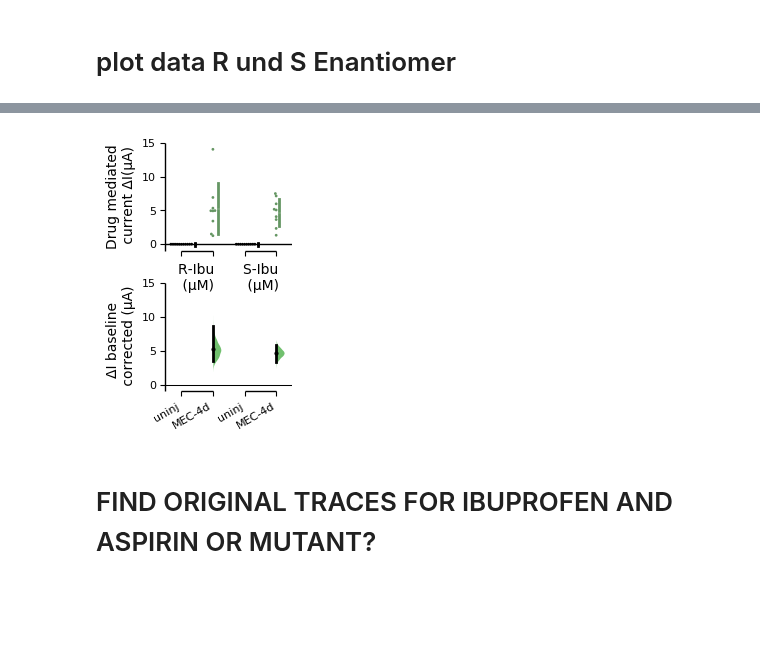
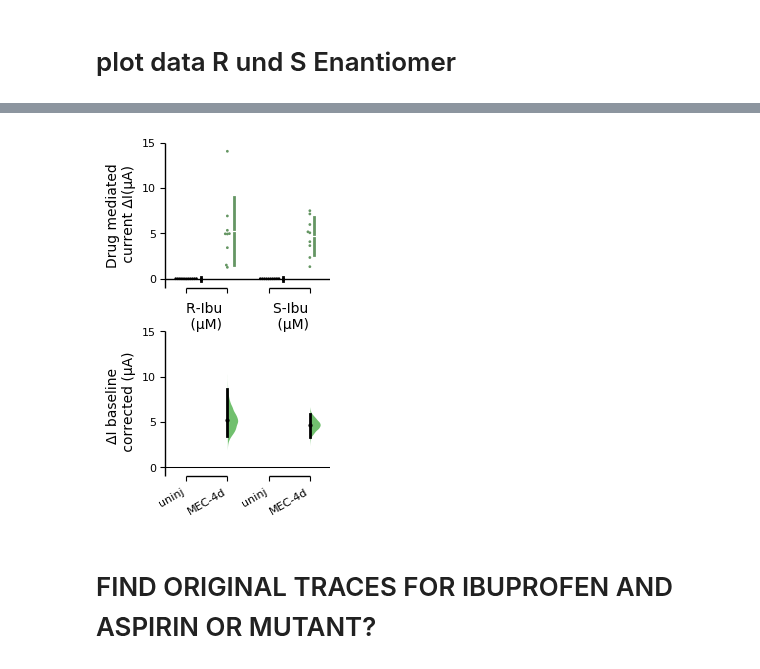
Before and after one commit to sfechner/JupyterNotebooksDEGENaCPharm, a Jupyter notebook: DoseResponseDATA.ipynb, the cells around one changed output, grey strips where cells are left out. Drawn from its saved outputs; the diff is of its cells as text; code cells hidden in the pictures; blank space fills up the shorter version.

Commit message:
added panels for Figure 4 and changed supplemenatry figure

```diff
--- a/DoseResponseDATA.ipynb
+++ b/DoseResponseDATA.ipynb
@@ -344,38 +344,38 @@ To get the results of all valid statistical tests, use `.mean_diff.statistical_t
 # %%
 #change figure!!!!
 #fig1 = plt.figure(figsize=(3.5, 3))
 #ax1 = plt.subplot(1,1,1)
 #plt.figure(figsize=(3, 4))
 colorsESTDT1=[(0.00, 0.00, 0.00),(0.30, 0.69, 0.29),(0.00, 0.00, 0.00),(0.30, 0.69, 0.29),(0.00, 0.00, 0.00),(0.89, 0.11,0.10),(0.00, 0.00, 0.00),(0.89, 0.11,0.10),(0.00, 0.00, 0.00),(0.89, 0.11,0.10)]
 #colorsEST = [(0.00, 0.00, 0.00),(0.89, 0.11,0.10),(0.60, 0.31,0.64),(0.30, 0.69, 0.29),(1, 0.50,0),(0.22,0.49,0.72),(0.00, 0.00, 0.00),"red","blue",(0.00, 0.00, 0.00),(0.22, 0.49, 0.72),(1.00, 0.50, 0.00)]
 
-fig1= shared_control_EnantM4d.mean_diff.plot( swarm_ylim=(-1,15), contrast_ylim=(-1,15), custom_palette=colorsESTDT1,fig_size=(2.3, 3.5),
+fig1= shared_control_EnantM4d.mean_diff.plot( swarm_ylim=(-1,15), contrast_ylim=(-1,15), custom_palette=colorsESTDT1,fig_size=(3, 4.7),
                                      raw_marker_size=(2),es_marker_size=2,contrast_label='ΔI baseline \n corrected (µA)',
                                     swarm_label='Drug mediated\n current ΔI(µA)',reflines_kwargs = {'linestyle':'dashed', 'linewidth':0.75})#,reflines_kwargs
 #fig1.axes[0].ylabel('Current @-85 mV (µA)', fontsize=14) ‘color’ : ‘linestyle’:’dashed’}
 #ax1.spines['left'].set_position(('outward',15))
 
 
 fig1.axes[0].plot([-1,20], [0,0], 'k-', color='#000000', linewidth=1)
 #fig1.axes[1].plot([-1,20], [-1,-1], 'k--', color='#000000', linewidth=1)
 fig1.axes[0].tick_params(axis='both', which='major', labelsize=8)
 fig1.axes[1].tick_params(axis='both', which='major', labelsize=8)
 #fig1 = plot([-1,20], [0,0])# , 'k--', color='#000000', linewidth=1)
 #ax1.spines['left'].set_position(('outward',35))
 
 labels = []
 fig1.axes[0].set_xticklabels(labels, rotation=30, ha='right')
 labels2 = ['uninj','MEC-4d','uninj','MEC-4d']
 fig1.axes[1].set_xticklabels(labels2, rotation=30, ha='right')
-fig1.axes[0].text(-0.1, -6.8, 'R-Ibu \n (µM)')
-fig1.axes[0].text(1.95, -6.8, 'S-Ibu \n (µM)')
+fig1.axes[0].text(0, -5.5, 'R-Ibu \n (µM)')
+fig1.axes[0].text(2.1, -5.5, 'S-Ibu \n (µM)')
 
 plt.gcf().subplots_adjust(bottom=0.17, left=0.35,right=None, top=None,hspace=0.75, wspace=0.2)
 plt.savefig(filedir+"Fig3-EstStat-IDT1Uninj"+'.pdf')
 #plt.savefig(filedir+"Fig1-NaGlu-MeanStart"+'.eps')
-plt.savefig(filedirManuscript+"Fig6-EstStat-Enant"+'.pdf')
+plt.savefig(filedirManuscript+"Fig4-EstStat-Enant"+'.pdf')
 # %% [output]
-[figure, old version]
+[figure, new version]
 # %% [markdown]
 # FIND ORIGINAL TRACES FOR IBUPROFEN AND ASPIRIN OR MUTANT?
 # %% [markdown]
```
Also changed, not shown: parts of 20 cells of this notebook.
